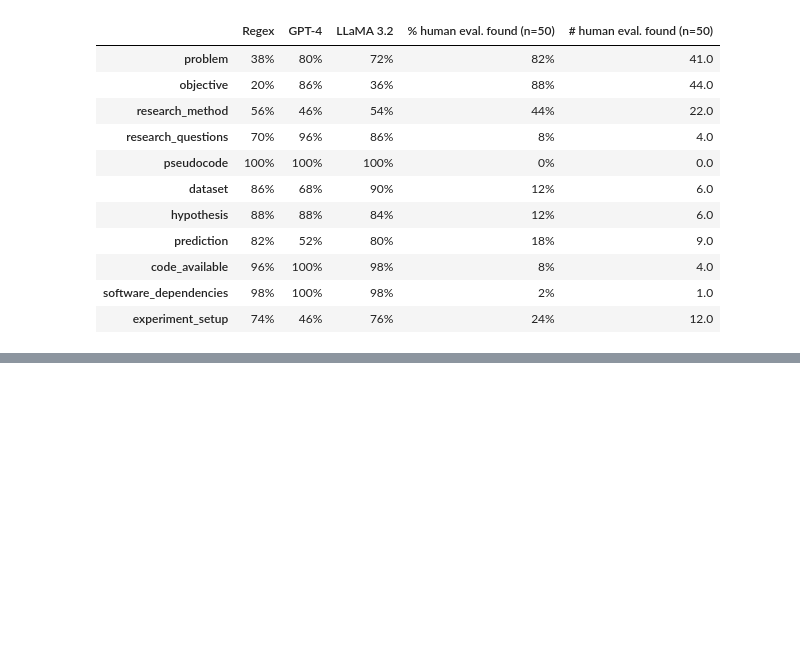
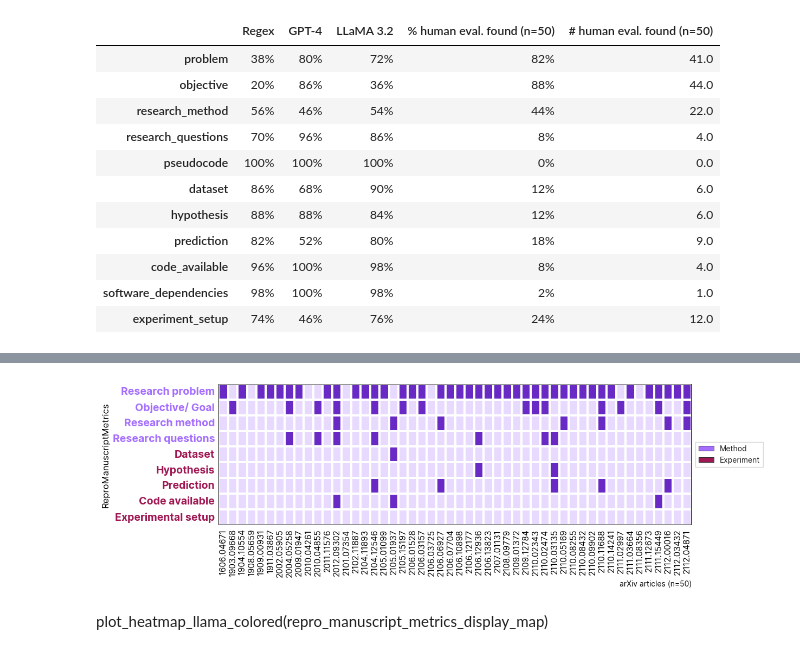
Before and after one commit to Machine-Learning-Pipelines/reproscreener, a Jupyter notebook: docs/manual_evaluation_explorer.ipynb, the cells around one changed output, grey strips where cells are left out. Drawn from its saved outputs; the diff is of its cells as text; code cells hidden in the pictures; blank space fills up the shorter version.

Commit message:
add ibm carbon, colored heatmap groupings

```diff
--- a/docs/manual_evaluation_explorer.ipynb
+++ b/docs/manual_evaluation_explorer.ipynb
@@ -6,7 +6,14 @@ import numpy as np
 import seaborn as sns
 from matplotlib.colors import ListedColormap
 from textwrap import wrap
-import matplotx
+import matplotlib.pyplot as plt
+from matplotlib.patches import Patch
+import sys
+import os
+
+# Add src to path for importing colors module
+sys.path.append(os.path.abspath('../src'))
+from reproscreener.colors import METRIC_GROUP_COLORS_LIGHT, CATEGORICAL_3_LIGHT_OPTION_1
 
 all_columns = [
   "problem",
@@ -40,12 +47,12 @@ repro_manuscript_metrics_display_map = {
     "objective": "Objective/ Goal",
     "research_method": "Research method",
     "research_questions": "Research questions",
-    "dataset": "Dataset",
-    "experiment_setup": "Experimental setup",
     "hypothesis": "Hypothesis",
     "prediction": "Prediction",
     "code_available": "Code available",
-    "software_dependencies": "Software dependencies",
+    "dataset": "Dataset",
+    "experiment_setup": "Experimental setup",
+    # "software_dependencies": "Software dependencies",
 }
 gundersen_metrics = ["problem", "objective", "research_method", "research_questions", "pseudocode", "training_data", "validation_data", "test_data", "hypothesis", "prediction", "method_source_code", "hardware_specifications","software_dependencies", "experiment_setup"]
 gundersen_metrics_display_map = {
@@ -620,0 +674,6 @@ plot_agreement_by_metric_mpl(repro_manuscript_metrics_display_map)
+# %%
+plot_heatmap_llama_colored(repro_manuscript_metrics_display_map)
+# %% [output]
+[figure, added]
+# %% [markdown]
+plot_heatmap_llama_colored(repro_manuscript_metrics_display_map)
```
Also changed, not shown: parts of 3 cells of this notebook, 1 other file.
